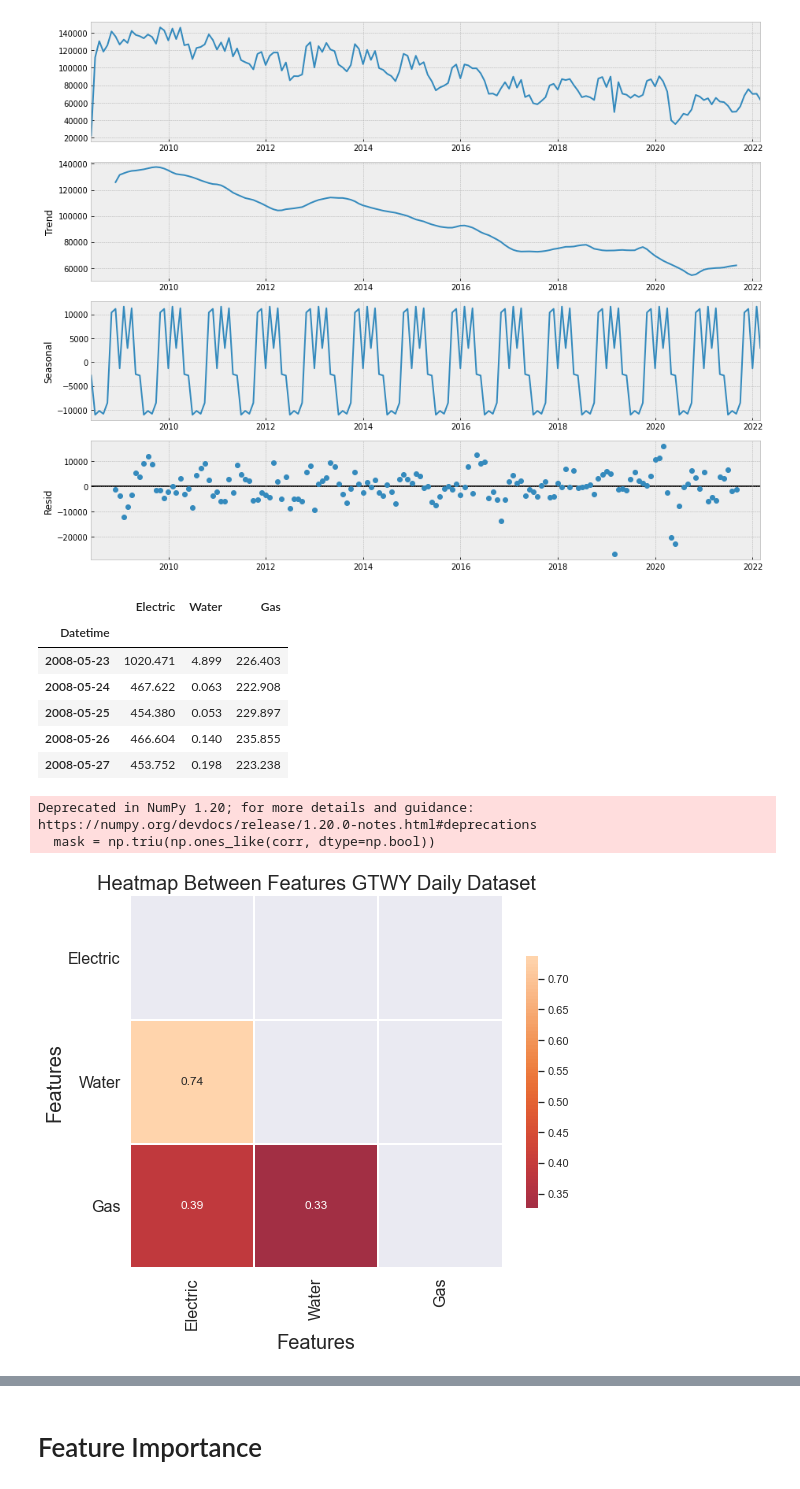
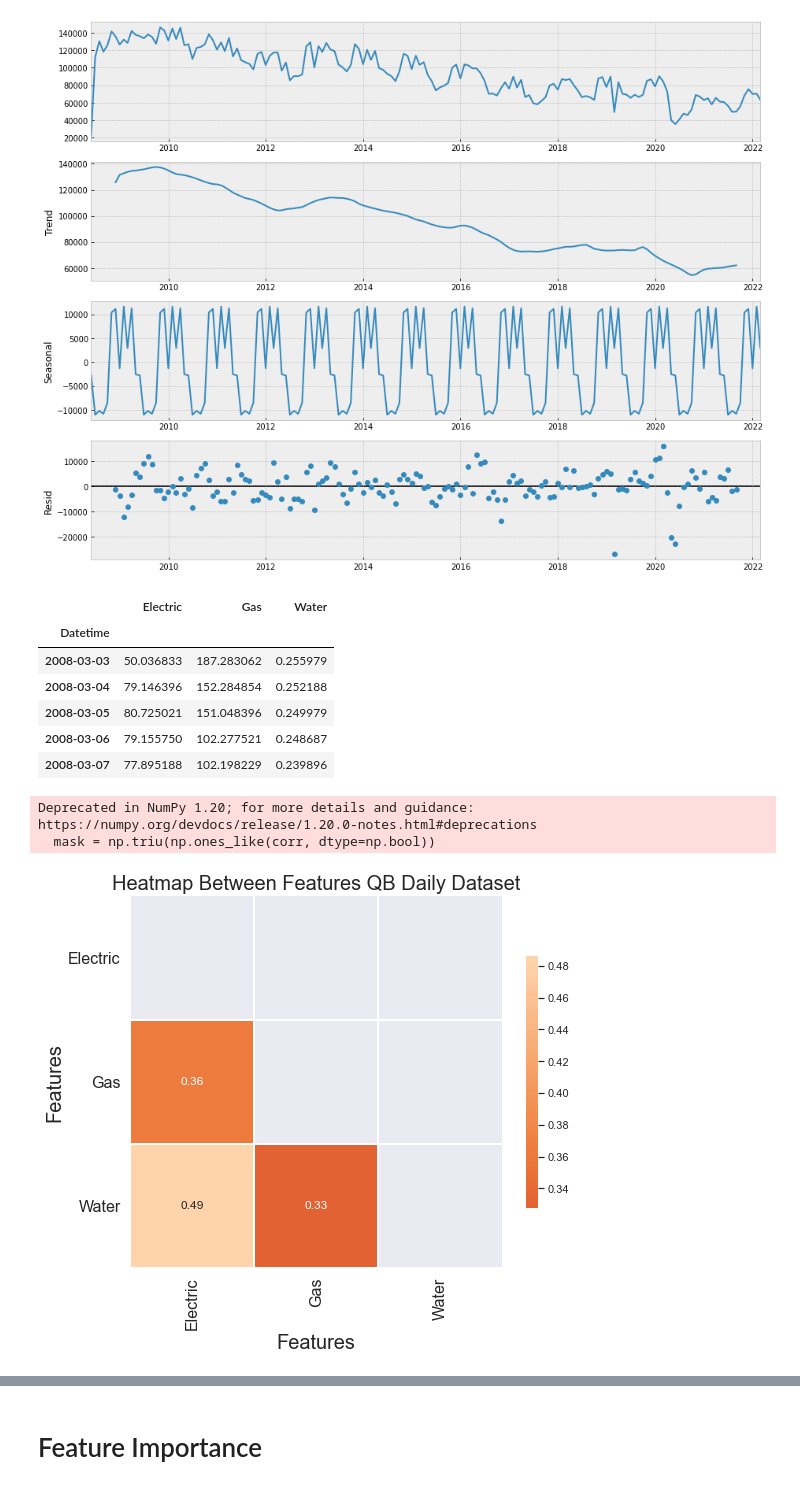
Before and after one commit to UsmanKolo/Master_Thesis, a Jupyter notebook: Notebooks/Correlation.ipynb, the cells around one changed output, grey strips where cells are left out. Drawn from its saved outputs; the diff is of its cells as text; code cells hidden in the pictures.

```diff
--- a/Notebooks/Correlation.ipynb
+++ b/Notebooks/Correlation.ipynb
@@ -75,35 +75,35 @@ fig = decomposition.plot()
 # %% [output]
 [figure]
 # %%
-df = pd.read_csv('C:\\Users\\moham\\OneDrive - De Montfort University\\Final Project\\Master_Thesis\\Dataset\\All_GTWY_Daily_Dataset.csv', index_col=0, parse_dates=True)
+df = pd.read_csv('C:\\Users\\moham\\OneDrive - De Montfort University\\Final Project\\Master_Thesis\\Dataset\\All_QB_Daily_Dataset.csv', index_col=0, parse_dates=True)
 
 df.head()
 # %% [output]
-|  | Electric | Water | Gas |
+|  | Electric | Gas | Water |
 | Datetime |  |  |  |
-| 2008-05-23 | 1020.471 | 4.899 | 226.403 |
-| 2008-05-24 | 467.622 | 0.063 | 222.908 |
-| 2008-05-25 | 454.380 | 0.053 | 229.897 |
-| 2008-05-26 | 466.604 | 0.140 | 235.855 |
-| 2008-05-27 | 453.752 | 0.198 | 223.238 |
+| 2008-03-03 | 50.036833 | 187.283062 | 0.255979 |
+| 2008-03-04 | 79.146396 | 152.284854 | 0.252188 |
+| 2008-03-05 | 80.725021 | 151.048396 | 0.249979 |
+| 2008-03-06 | 79.155750 | 102.277521 | 0.248687 |
+| 2008-03-07 | 77.895188 | 102.198229 | 0.239896 |
 # %%
 plt.figure(figsize=(8,8))
 corr = df.corr()
 mask = np.triu(np.ones_like(corr, dtype=np.bool))
 sns.set(font_scale=1)
 sns.heatmap(corr, mask=mask, center=0,square=True, linewidths=.5, cbar_kws={"shrink": .5}, annot=True)
 plt.xticks(rotation='vertical')
 plt.yticks(rotation='horizontal')
 plt.xlabel('Features',fontsize=20, ha='center')
 plt.ylabel('Features',fontsize=20, ha='center')
-plt.title('Heatmap Between Features GTWY Daily Dataset',fontsize=20, ha='center')
+plt.title('Heatmap Between Features QB Daily Dataset',fontsize=20, ha='center')
 plt.tick_params(labelsize=16)
 plt.ylim(len(df.columns), 0)
 plt.tight_layout()
 # %% [output]
 Deprecated in NumPy 1.20; for more details and guidance: https://numpy.org/devdocs/release/1.20.0-notes.html#deprecations
   mask = np.triu(np.ones_like(corr, dtype=np.bool))
-[figure, old version]
+[figure, new version]
 # %%
 df.Electric.plot(label='Electricity')
 df.Gas.plot(label='Gas')
```
Also changed, not shown: parts of 9 cells of this notebook.
